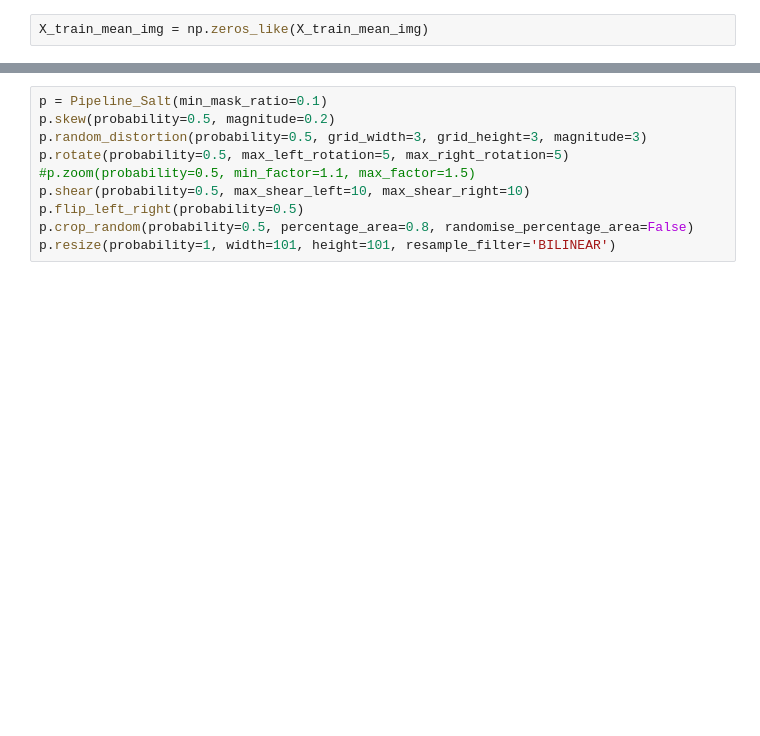
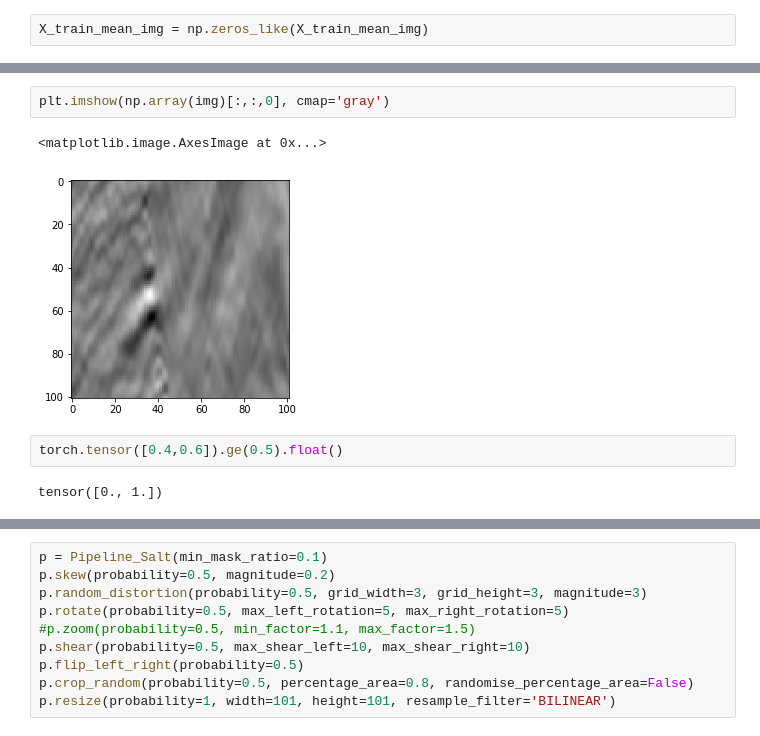
Before and after one commit to allen-q/salt_oil, a Jupyter notebook: salt_model_v28_resnet_new_design.ipynb, the cells around one changed output, grey strips where cells are left out. Cells and saved outputs as stored; diff of their text form; blank space fills up the shorter version.

```diff
--- a/salt_model_v28_resnet_new_design.ipynb
+++ b/salt_model_v28_resnet_new_design.ipynb
@@ -369,0 +351,9 @@ img_out = tsfm(img_in)'''
+# %%
+plt.imshow(np.array(img)[:,:,0], cmap='gray')
+# %% [output]
+<matplotlib.image.AxesImage at 0x...>
+[figure, added]
+# %%
+torch.tensor([0.4,0.6]).ge(0.5).float()
+# %% [output]
+tensor([0., 1.])
```
Also changed, not shown: parts of 28 cells of this notebook, 1 other file.
